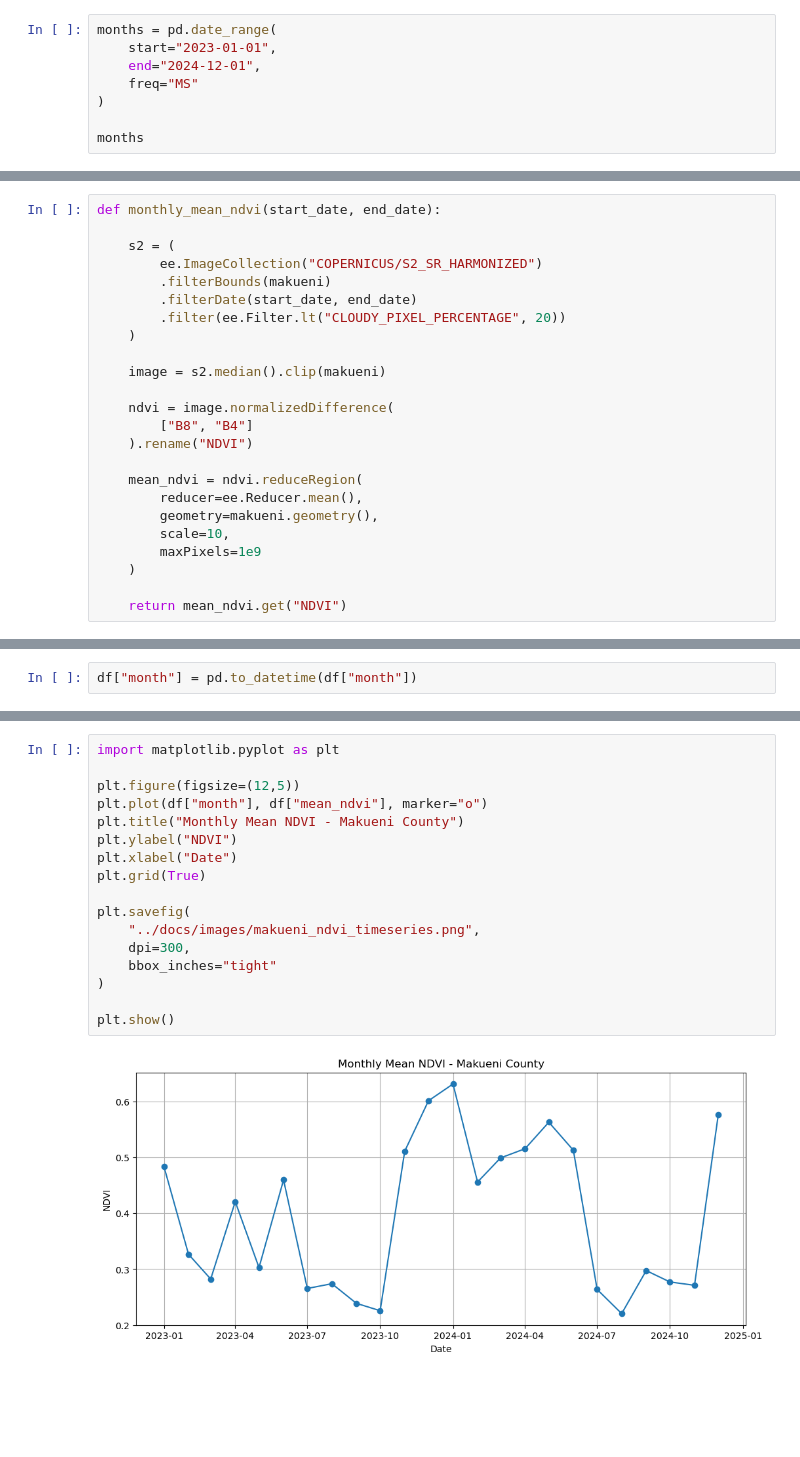
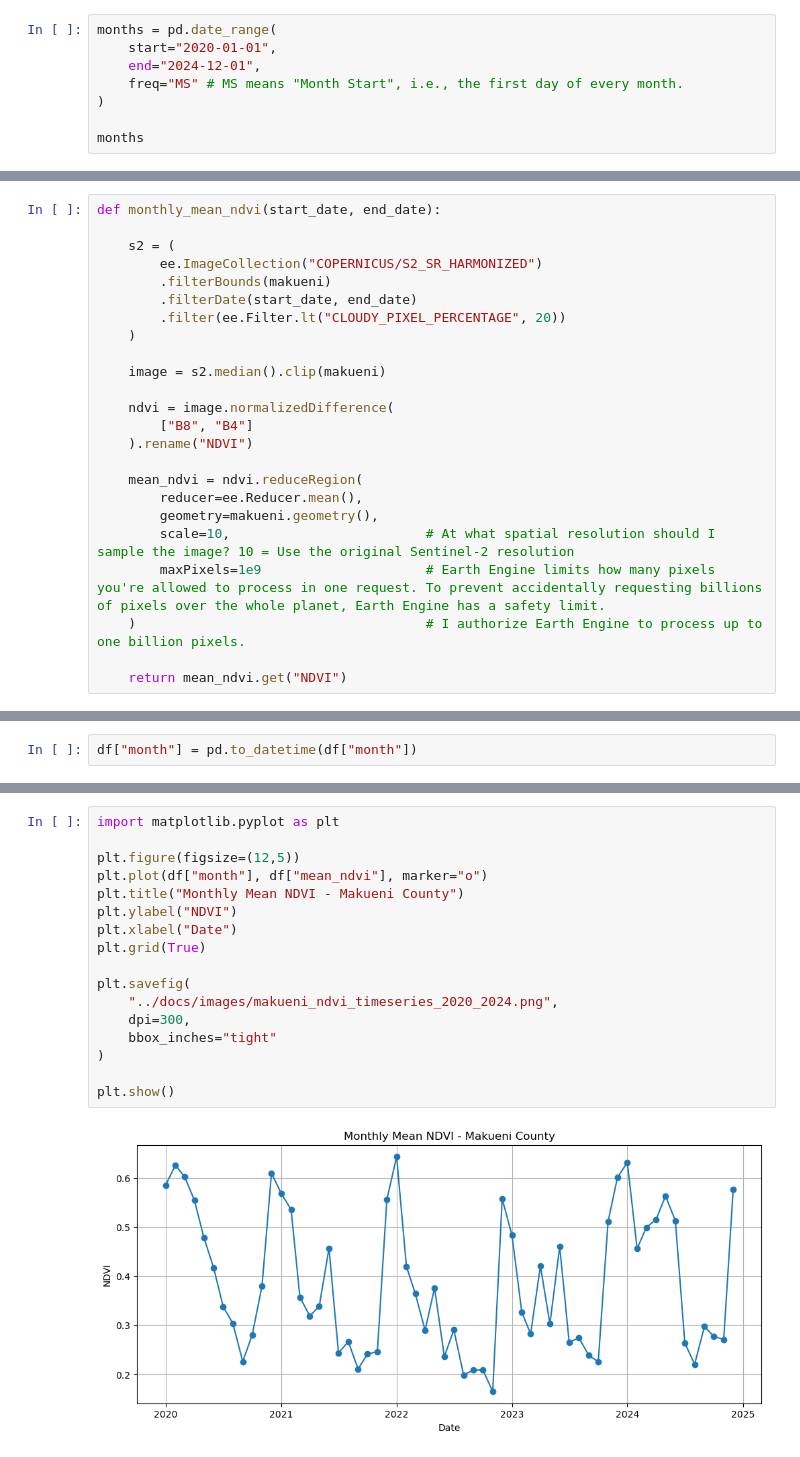
Before and after one commit to aot17/agri-resilience-explorer, a Jupyter notebook: notebooks/04_monthly_ndvi_timeseries.ipynb, the cells around one changed output, grey strips where cells are left out. Cells and saved outputs as stored; diff of their text form; blank space fills up the shorter version.

```diff
--- a/notebooks/04_monthly_ndvi_timeseries.ipynb
+++ b/notebooks/04_monthly_ndvi_timeseries.ipynb
@@ -15,9 +19,9 @@ makueni = counties.filter(
 )
 # %%
 months = pd.date_range(
-    start="2023-01-01",
+    start="2020-01-01",
     end="2024-12-01",
-    freq="MS"
+    freq="MS" # MS means "Month Start", i.e., the first day of every month.
 )
 
 months
@@ -48,9 +61,9 @@ def monthly_mean_ndvi(start_date, end_date):
     mean_ndvi = ndvi.reduceRegion(
         reducer=ee.Reducer.mean(),
         geometry=makueni.geometry(),
-        scale=10,
-        maxPixels=1e9
-    )
+        scale=10,                         # At what spatial resolution should I sample the image? 10 = Use the original Sentinel-2 resolution
+        maxPixels=1e9                     # Earth Engine limits how many pixels you're allowed to process in one request. To prevent accidentally requesting billions of pixels over the whole planet, Earth Engine has a safety limit.
+    )                                     # I authorize Earth Engine to process up to one billion pixels.
 
     return mean_ndvi.get("NDVI")
 # %%
@@ -145,19 +158,19 @@ df.head()
 # %%
 import matplotlib.pyplot as plt
 
 plt.figure(figsize=(12,5))
 plt.plot(df["month"], df["mean_ndvi"], marker="o")
 plt.title("Monthly Mean NDVI - Makueni County")
 plt.ylabel("NDVI")
 plt.xlabel("Date")
 plt.grid(True)
 
 plt.savefig(
-    "../docs/images/makueni_ndvi_timeseries.png",
+    "../docs/images/makueni_ndvi_timeseries_2020_2024.png",
     dpi=300,
     bbox_inches="tight"
 )
 
 plt.show()
 # %% [output]
-[figure, old version]
+[figure, new version]
```
Also changed, not shown: parts of 8 cells of this notebook, 27 other files.
